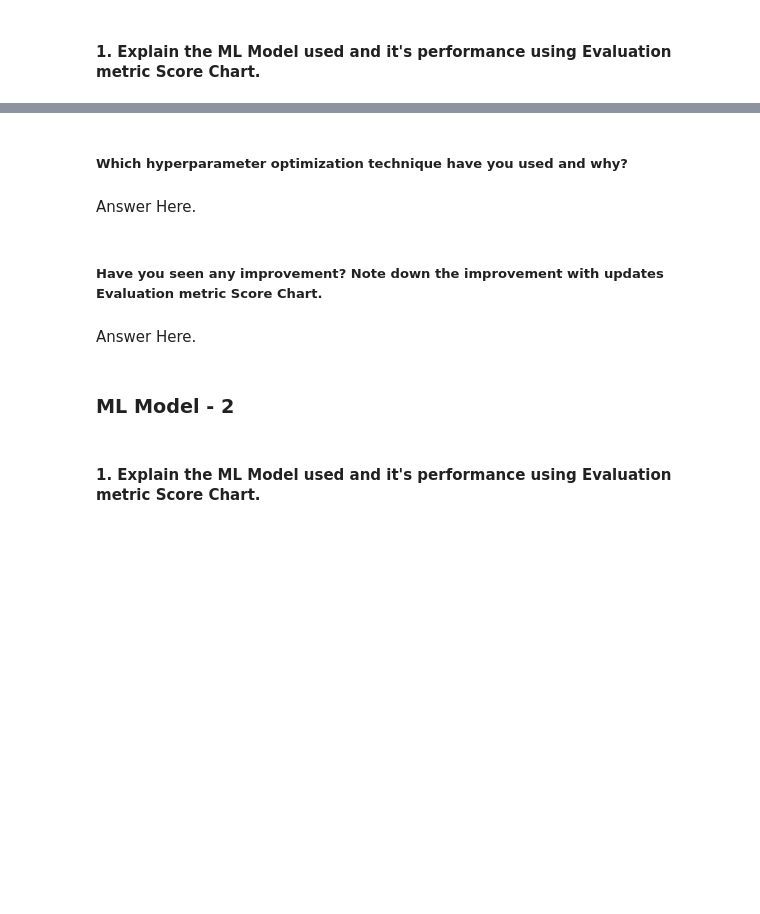
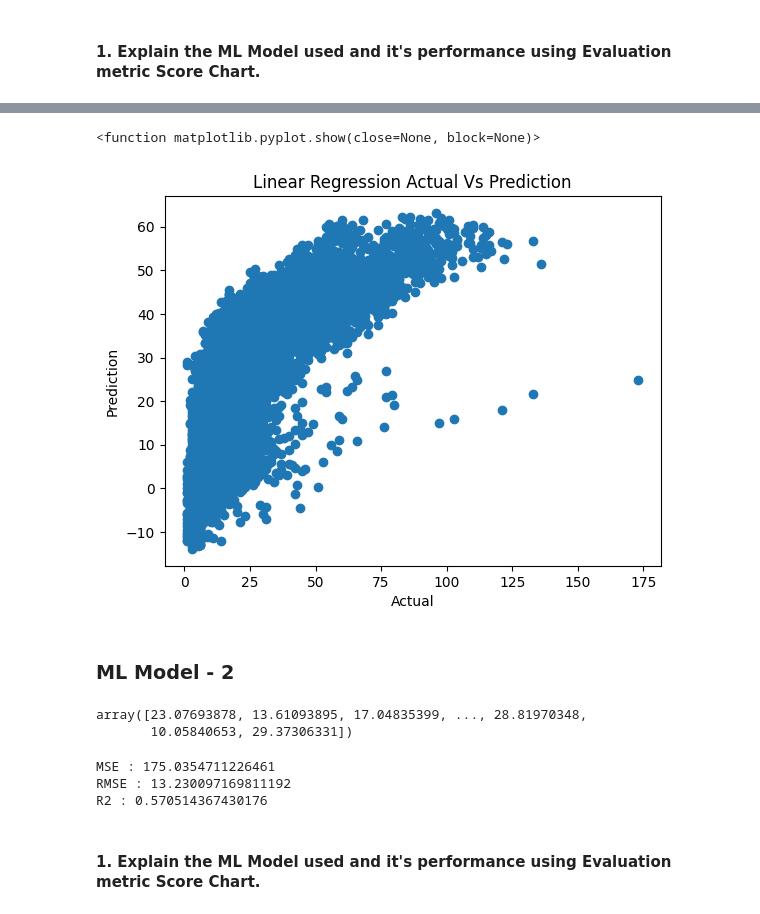
Before and after one commit to Mostaqul143/Upskill-Campas, a Jupyter notebook: Traffic Prediction.ipynb, the cells around one changed output, grey strips where cells are left out. Drawn from its saved outputs; the diff is of its cells as text; code cells hidden in the pictures; blank space fills up the shorter version.

```diff
--- a/Traffic Prediction.ipynb
+++ b/Traffic Prediction.ipynb
@@ -517,4 +556,0 @@ sc=StandardScaler()
-# %%
-sc.fit(X)
-
-arr1=sc.transform(X)
@@ -535,0 +557,2 @@ df.head()
+# %%
+sc.fit(X_train)
@@ -535,0 +561,3 @@ df.head()
+# %%
+X_train=sc.transform(X_train)
+X_test = sc.transform(X_test)
@@ -562,8 +594,13 @@ Answer Here.
 # %% [markdown]
 ### ML Model - 1
 # %%
-# ML Model - 1 Implementation
+# ML Model - 1 Implementation LinearRegression
+
+lr = LinearRegression()
 
 # Fit the Algorithm
+lr.fit(X_train,y_train)
 
 # Predict on the model
+
+y_pred=lr.predict(X_test)
@@ -582,10 +645,13 @@ Answer Here.
-# %% [markdown]
-##### Which hyperparameter optimization technique have you used and why?
-# %% [markdown]
-Answer Here.
-# %% [markdown]
-##### Have you seen any improvement? Note down the improvement with updates Evaluation metric Score Chart.
-# %% [markdown]
-Answer Here.
+# %%
+# Visualizing evaluation Metric Score chart
+
+plt.scatter(y_test,y_pred)
+plt.title("Linear Regression Actual Vs Prediction")
+plt.xlabel("Actual")
+plt.ylabel("Prediction")
+plt.show
+# %% [output]
+<function matplotlib.pyplot.show(close=None, block=None)>
+[figure, added]
 # %% [markdown]
 ### ML Model - 2
@@ -592,2 +666,22 @@ Answer Here.
+# %%
+y_pred_lar
+# %% [output]
+array([23.07693878, 13.61093895, 17.04835399, ..., 28.81970348,
+       10.05840653, 29.37306331])
+# %%
+#Finding "MSE,"RMSE" and R2_SCORE
+
+MSE  = mean_squared_error(y_test,y_pred_lar)
+print("MSE :" , MSE)
+
+RMSE = np.sqrt(MSE)
+print("RMSE :" ,RMSE)
+
+r2 = r2_score(y_test,y_pred_lar)
+print("R2 :" ,r2)
+# %% [output]
+MSE : 175.0354711226461
+RMSE : 13.230097169811192
+R2 : 0.570514367430176
 # %% [markdown]
 #### 1. Explain the ML Model used and it's performance using Evaluation metric Score Chart.
```
Also changed, not shown: parts of 86 cells of this notebook.
